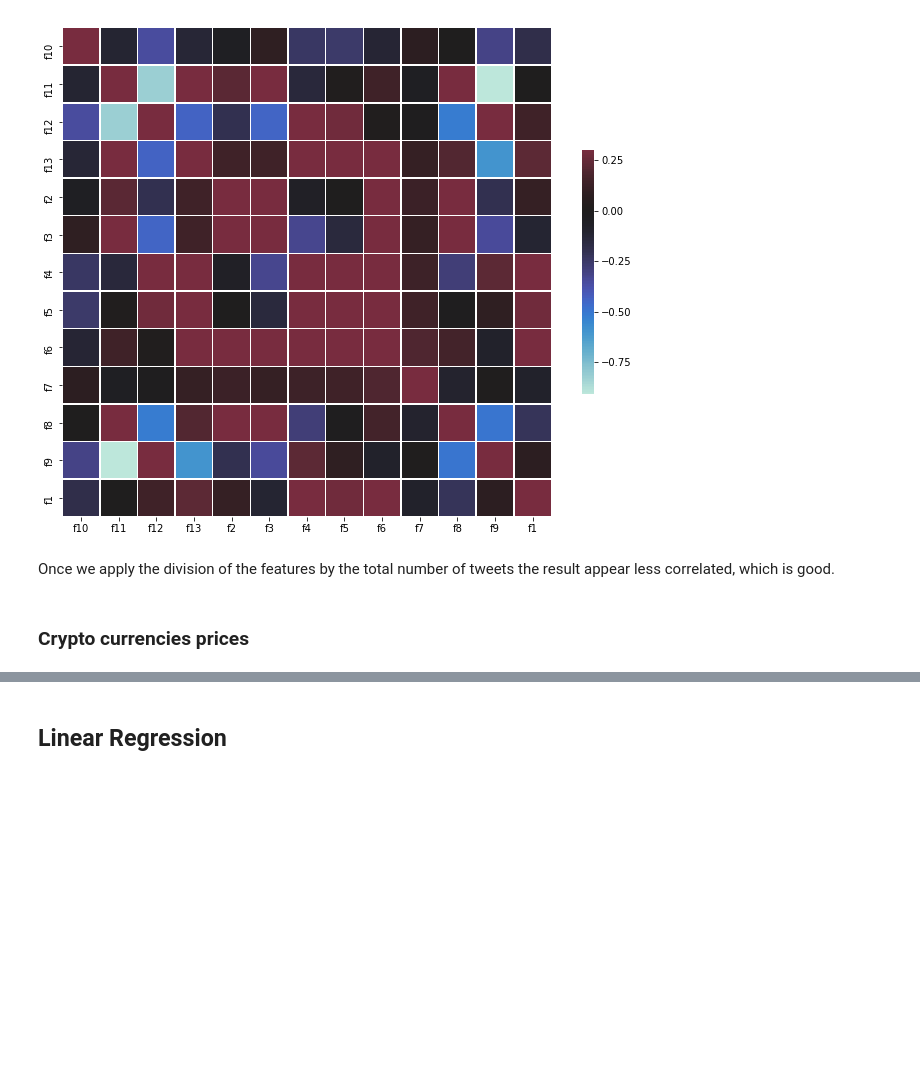
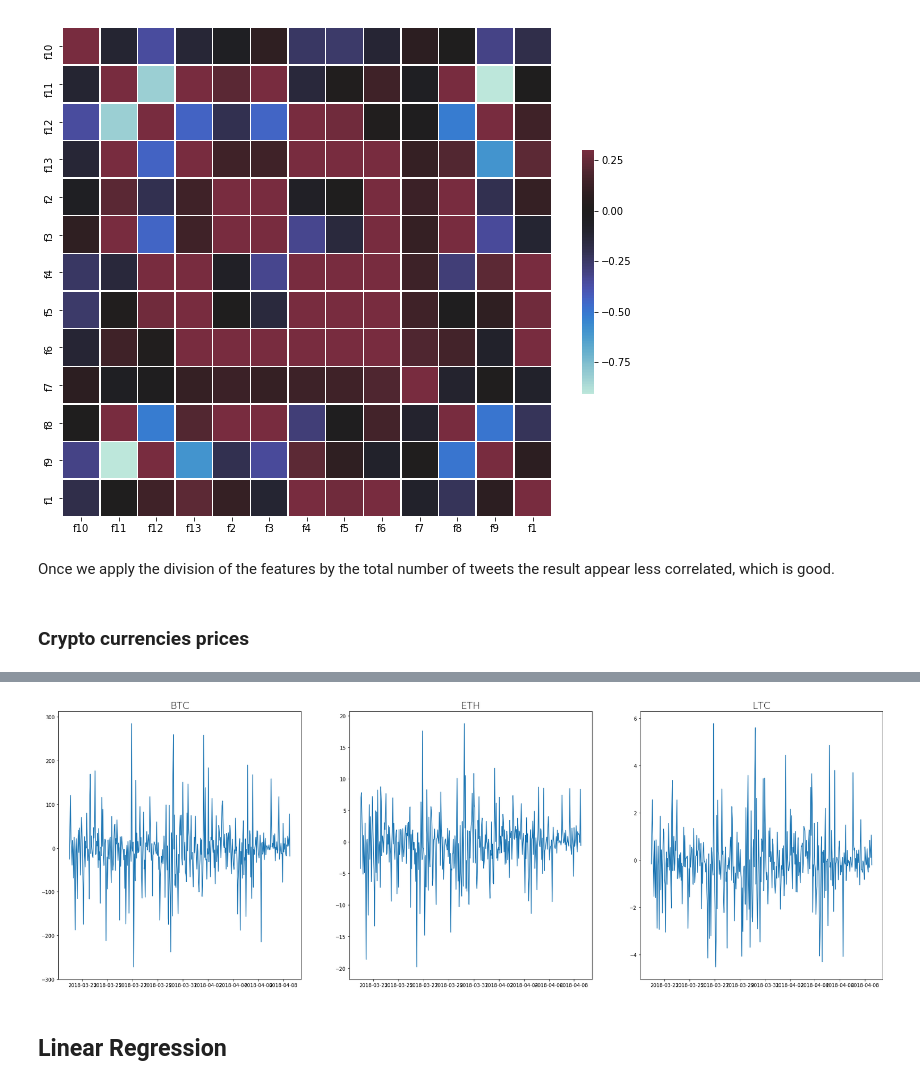
Before and after one commit to tonca/cryptocashtags, a Jupyter notebook: notebooks/Linear_Regression.ipynb, the cells around one changed output, grey strips where cells are left out. Cells and saved outputs as stored; diff of their text form; code cells hidden in the pictures; blank space fills up the shorter version.

```diff
--- a/notebooks/Linear_Regression.ipynb
+++ b/notebooks/Linear_Regression.ipynb
@@ -179,3 +204,32 @@ plt.show()
+# %%
+crypto_btc['diff'] = crypto_btc['price'].diff().dropna()
+crypto_eth['diff'] = crypto_eth['price'].diff().dropna()
+crypto_ltc['diff'] = crypto_ltc['price'].diff().dropna()
+# %%
+fig = plt.figure(figsize=(30,10))
+
+title_font = {
+    'fontsize': 20,
+    'fontweight' : 10,
+    'verticalalignment': 'baseline'
+}
+
+
+ax1 = fig.add_subplot(131)
+ax1.plot('diff', data=crypto_btc)
+ax1.set_title('BTC', fontdict=title_font)
+
+ax2 = fig.add_subplot(132)
+ax2.plot('diff', data=crypto_eth)
+ax2.set_title('ETH',fontdict=title_font)
+
+ax3 = fig.add_subplot(133)
+ax3.plot('diff', data=crypto_ltc)
+ax3.set_title('LTC',fontdict=title_font)
+
+plt.show()
+# %% [output]
+[figure, added]
 # %% [markdown]
 ## Linear Regression
 # %%
```
Also changed, not shown: parts of 26 cells of this notebook.
